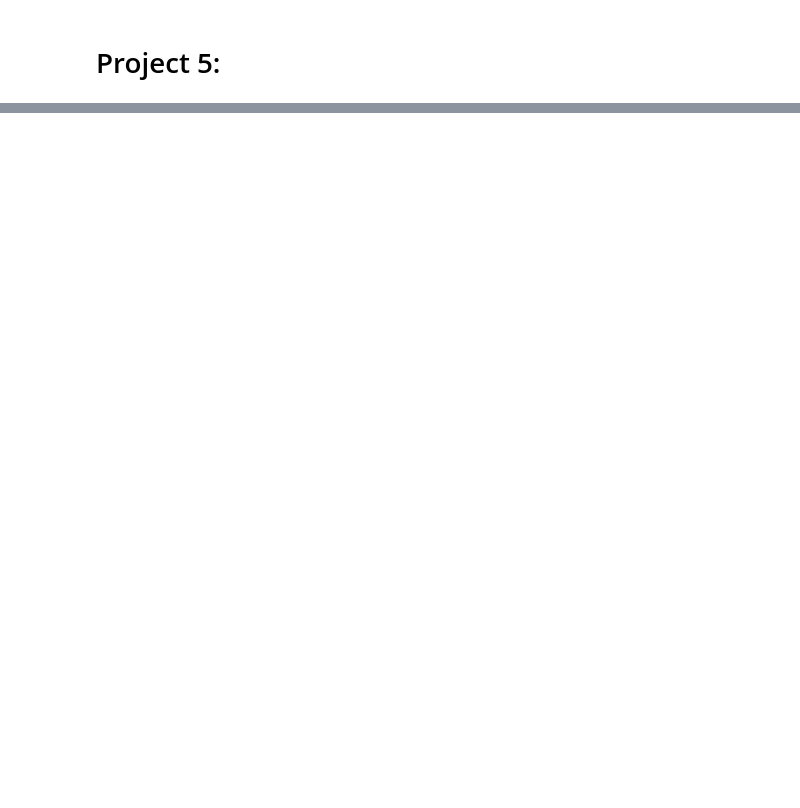
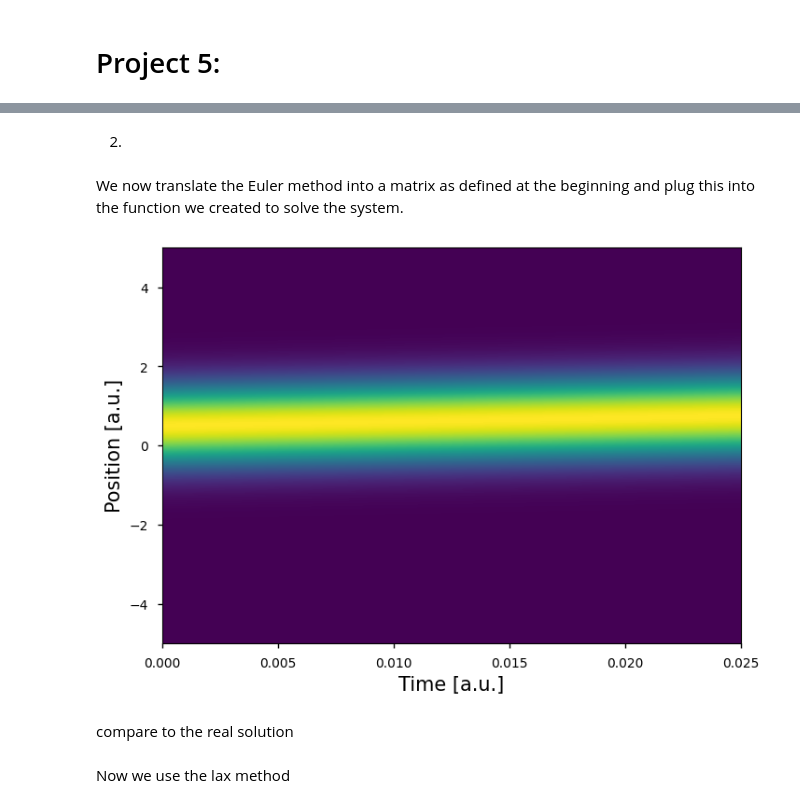
Before and after one commit to trevorolsson/Comp.-Phys.-Projects, a Jupyter notebook: Project 5/project5.ipynb, the cells around one changed output, grey strips where cells are left out. Cells and saved outputs as stored; diff of their text form; code cells hidden in the pictures; blank space fills up the shorter version.

Commit message:
Euler method successful

```diff
--- a/Project 5/project5.ipynb
+++ b/Project 5/project5.ipynb
@@ -66,0 +67,45 @@ plt.colorbar(p1)
+# %% [markdown]
+2.
+# %%
+def euler(discrete_matrix, initial_condition, grid_x:np.array, points:list):
+    """
+    This function accepts a matrix generalized by the RHS of an Euler scheme. It then solves it
+    by forward time propogation.
+
+    Args:
+        discrete_matrix (array): A (Nx, Nt) matrix disretizing the system based on the positional propogation (i+1, i, i-1)
+        initial_condition (array): A (1, Nx) array of values to populate the t=0 position
+        grid_x (array): The (1, Nx) grid of positional points to evaluate the system
+        points (list): A list of position and time points for desired resolution [Nx, Nt]
+
+    Returns:
+        array: The (Nx, Nt) containing the approximation of the solution
+    """
+    points_x, points_y = points
+
+    approximation = np.zeros((points_x, points_y))
+    approximation[:,0] = initial_condition
+
+    for j in range(0, points_y-1):
+        approximation[:,j+1] = np.dot(discrete_matrix, approximation[:,j])
+    return approximation
+# %% [markdown]
+We now translate the Euler method into a matrix as defined at the beginning and plug this into the function we created to solve the system.
+# %%
+a = (dt*v)/(2*dx) # RHS parameter
+A =   np.eye(Nx) + \
+    a*np.diag(np.ones(Nx-1),-1) + \
+   -a*np.diag(np.ones(Nx-1), 1)
+
+solution_euler = euler(A, ic, x_grid, [Nx, Nt])
+# %%
+plt.imshow(solution_euler, aspect='auto', origin='lower', extent=[0, Nt*dt, x_grid[0], x_grid[-1]])
+plt.xlabel('Time [a.u.]', fontsize=15)
+plt.ylabel('Position [a.u.]', fontsize=15)
+plt.show()
+# %% [output]
+[figure, added]
+# %% [markdown]
+compare to the real solution
+# %% [markdown]
+Now we use the lax method
```
Also changed, not shown: parts of 15 cells of this notebook.
